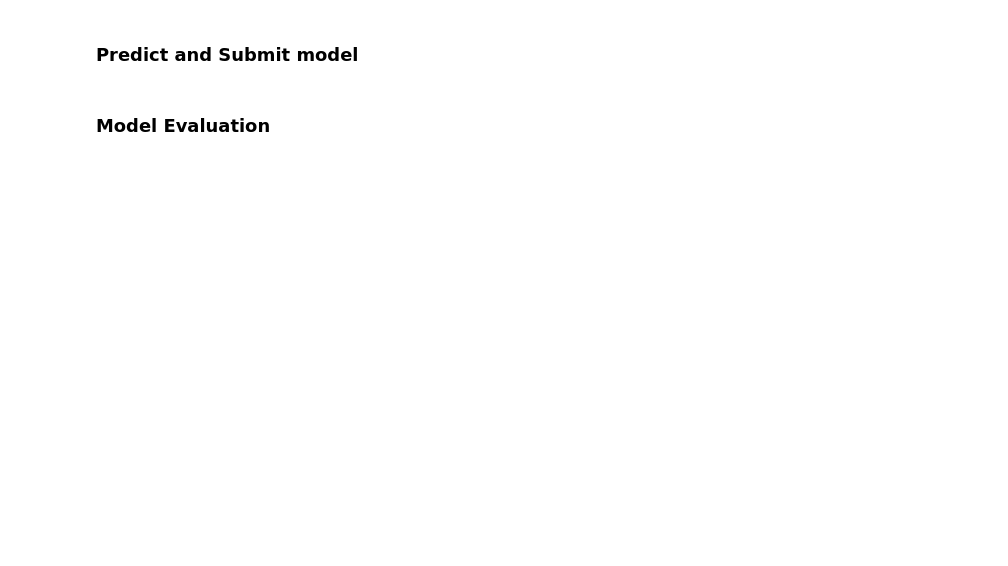
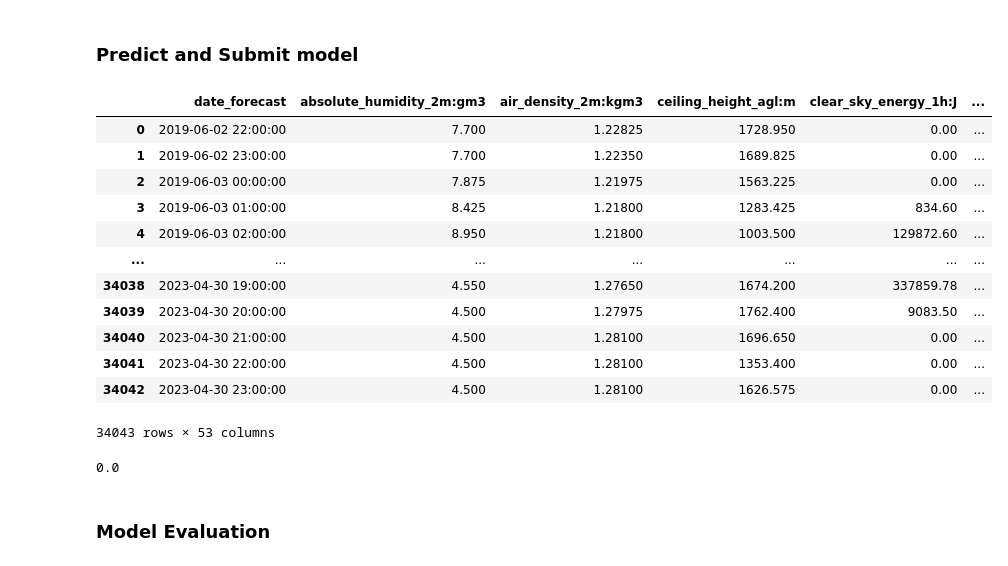
Before and after one commit to henningolweus/MLprosjekt, a Jupyter notebook: data/Catboost.ipynb, the cells around one changed output. Saved outputs shown, nothing was run; the diff lists cells and outputs as text; code cells hidden in the pictures; blank space fills up the shorter version.

```diff
--- a/data/Catboost.ipynb
+++ b/data/Catboost.ipynb
@@ -544,0 +498,18 @@ def split_dataset(train_data, estimated_column='estimated',val_size = 0.1,val =
+# %%
+resampled_df = merged_a.resample('7D', on='date_forecast',).mean()
+resampled_df['pv_measurement']
+# %%
+def calculate_rolling_same_time_average(merged_df, period='7D'):
+
+    df = merged_df.copy()
+    # Resample the data at the desired frequency
+    resampled_df = df.resample(period, on='date_forecast',).mean()
+
+
+    # Reindex the resampled data to match the original index, filling missing values by interpolation
+    return resampled_df
+# %%
+merged_a['weekly_avg_pv_hourly'] = calculate_rolling_same_time_average(merged_a, '7D')
+
+# Calculate the rolling average at the same time over the past month
+#merged_a['monthly_avg_same_time'] = calculate_rolling_same_time_average(merged_a, '30D')
@@ -691,3 +628,23 @@ initial_lag_val_c = merged_c['pv_measurement'].tail(1).values[0]
+# %%
+merged_a
+# %% [output]
+|  | date_forecast | absolute_humidity_2m:gm3 | air_density_2m:kgm3 | ceiling_height_agl:m | clear_sky_energy_1h:J | ... |
+| 0 | 2019-06-02 22:00:00 | 7.700 | 1.22825 | 1728.950 | 0.00 | ... |
+| 1 | 2019-06-02 23:00:00 | 7.700 | 1.22350 | 1689.825 | 0.00 | ... |
+| 2 | 2019-06-03 00:00:00 | 7.875 | 1.21975 | 1563.225 | 0.00 | ... |
+| 3 | 2019-06-03 01:00:00 | 8.425 | 1.21800 | 1283.425 | 834.60 | ... |
+| 4 | 2019-06-03 02:00:00 | 8.950 | 1.21800 | 1003.500 | 129872.60 | ... |
+| ... | ... | ... | ... | ... | ... | ... |
+| 34038 | 2023-04-30 19:00:00 | 4.550 | 1.27650 | 1674.200 | 337859.78 | ... |
+| 34039 | 2023-04-30 20:00:00 | 4.500 | 1.27975 | 1762.400 | 9083.50 | ... |
+| 34040 | 2023-04-30 21:00:00 | 4.500 | 1.28100 | 1696.650 | 0.00 | ... |
+| 34041 | 2023-04-30 22:00:00 | 4.500 | 1.28100 | 1353.400 | 0.00 | ... |
+| 34042 | 2023-04-30 23:00:00 | 4.500 | 1.28100 | 1626.575 | 0.00 | ... |
+34043 rows × 53 columns
+# %%
+merged_a.tail(24).iloc[0,52]
+# %% [output]
+0.0
 # %%
 
 
```
Also changed, not shown: parts of 13 cells of this notebook, 6 other files.
